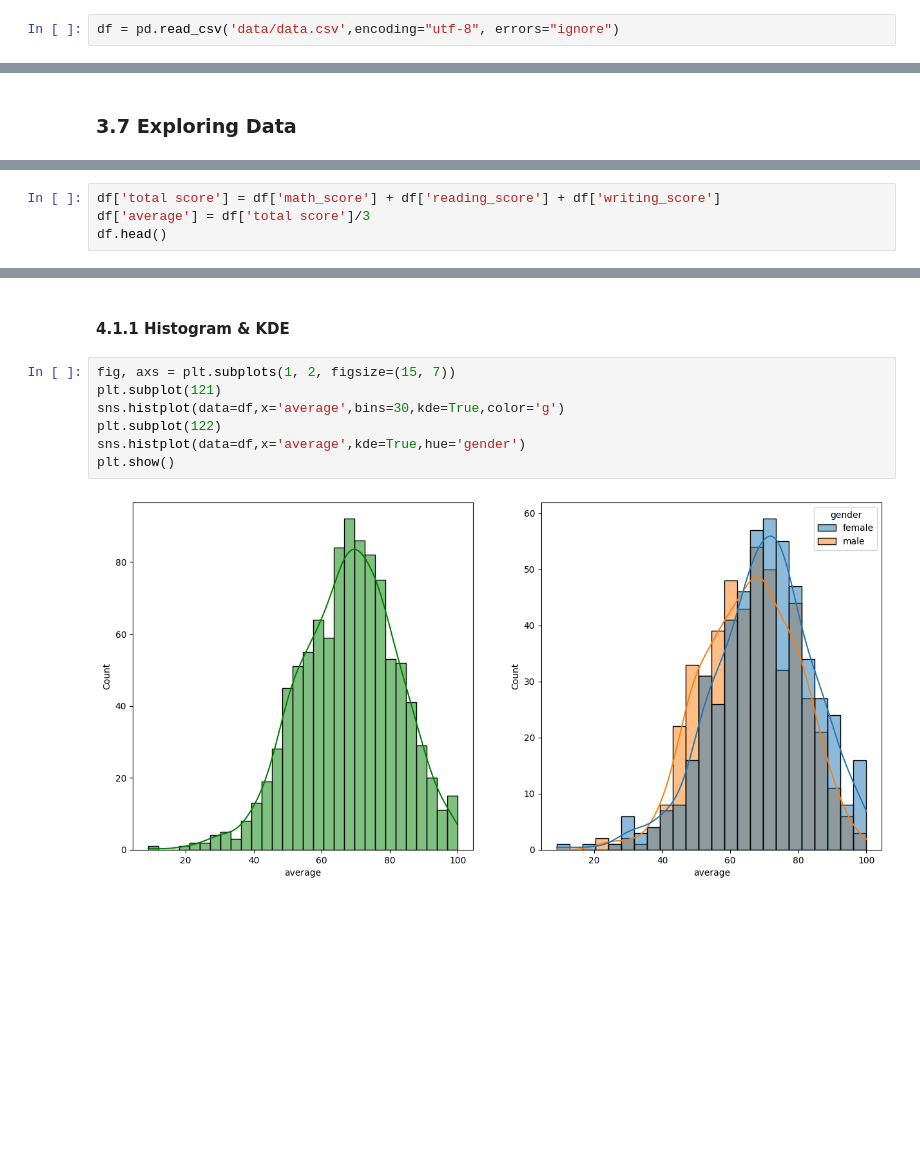
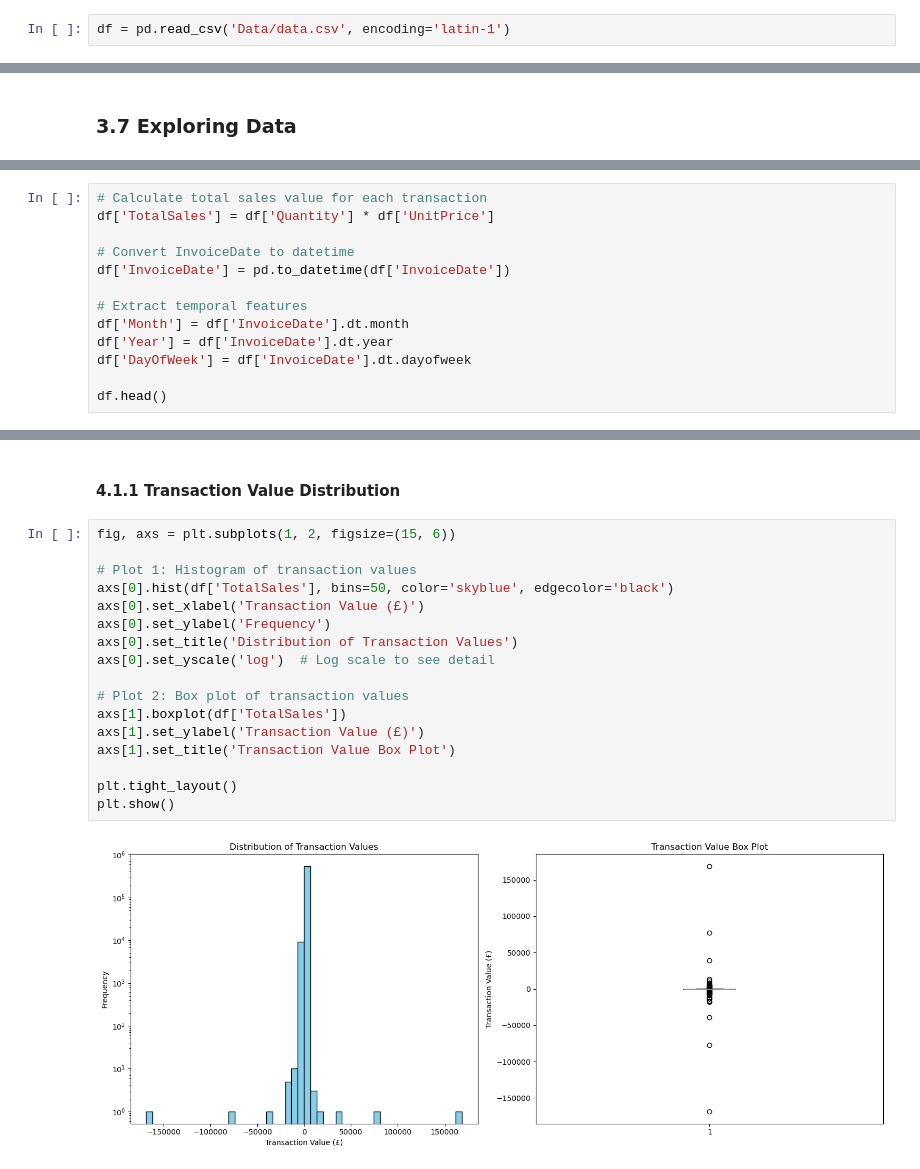
Before and after one commit to srujank1995/SRM_MBA_PROJECT, a Jupyter notebook: notebook/EDA_Dataset_Performance.ipynb, the cells around one changed output, grey strips where cells are left out. Cells and saved outputs as stored; diff of their text form; blank space fills up the shorter version.

```diff
--- a/notebook/EDA_Dataset_Performance.ipynb
+++ b/notebook/EDA_Dataset_Performance.ipynb
@@ -32,4 +33,4 @@ warnings.filterwarnings('ignore')
 # %% [markdown]
 #### Import the CSV Data as Pandas DataFrame
 # %%
-df = pd.read_csv('data/data.csv',encoding="utf-8", errors="ignore")
+df = pd.read_csv('Data/data.csv', encoding='latin-1')
@@ -201,5 +203,14 @@ df.head(2)
 # %%
-df['total score'] = df['math_score'] + df['reading_score'] + df['writing_score']
-df['average'] = df['total score']/3
+# Calculate total sales value for each transaction
+df['TotalSales'] = df['Quantity'] * df['UnitPrice']
+
+# Convert InvoiceDate to datetime
+df['InvoiceDate'] = pd.to_datetime(df['InvoiceDate'])
+
+# Extract temporal features
+df['Month'] = df['InvoiceDate'].dt.month
+df['Year'] = df['InvoiceDate'].dt.year
+df['DayOfWeek'] = df['InvoiceDate'].dt.dayofweek
+
 df.head()
 # %% [output]
@@ -245,12 +265,22 @@ Number of students with less than 20 marks in Reading: 1
 # %% [markdown]
-#### 4.1.1 Histogram & KDE
+#### 4.1.1 Transaction Value Distribution
 # %%
-fig, axs = plt.subplots(1, 2, figsize=(15, 7))
-plt.subplot(121)
-sns.histplot(data=df,x='average',bins=30,kde=True,color='g')
-plt.subplot(122)
-sns.histplot(data=df,x='average',kde=True,hue='gender')
+fig, axs = plt.subplots(1, 2, figsize=(15, 6))
+
+# Plot 1: Histogram of transaction values
+axs[0].hist(df['TotalSales'], bins=50, color='skyblue', edgecolor='black')
+axs[0].set_xlabel('Transaction Value (£)')
+axs[0].set_ylabel('Frequency')
+axs[0].set_title('Distribution of Transaction Values')
+axs[0].set_yscale('log')  # Log scale to see detail
+
+# Plot 2: Box plot of transaction values
+axs[1].boxplot(df['TotalSales'])
+axs[1].set_ylabel('Transaction Value (£)')
+axs[1].set_title('Transaction Value Box Plot')
+
+plt.tight_layout()
 plt.show()
 # %% [output]
-[figure, old version]
+[figure, new version]
 # %%
```
Also changed, not shown: parts of 76 cells of this notebook.
